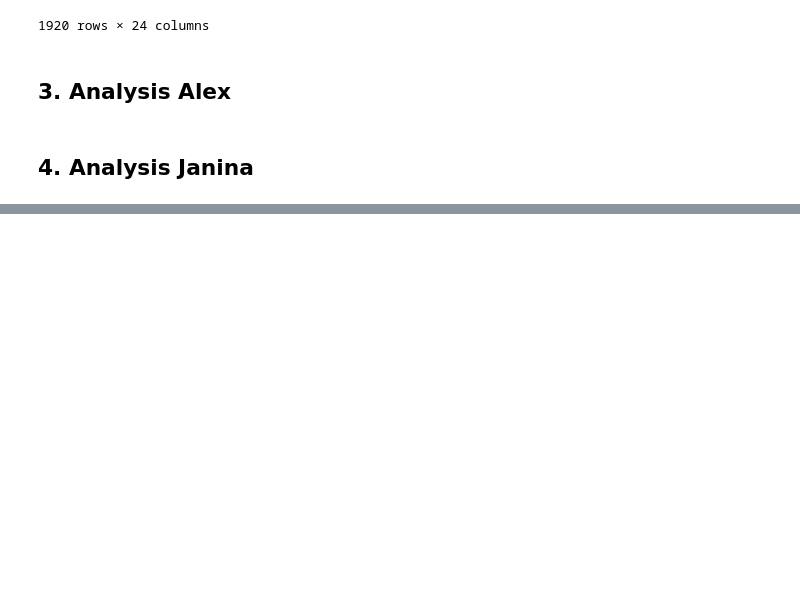
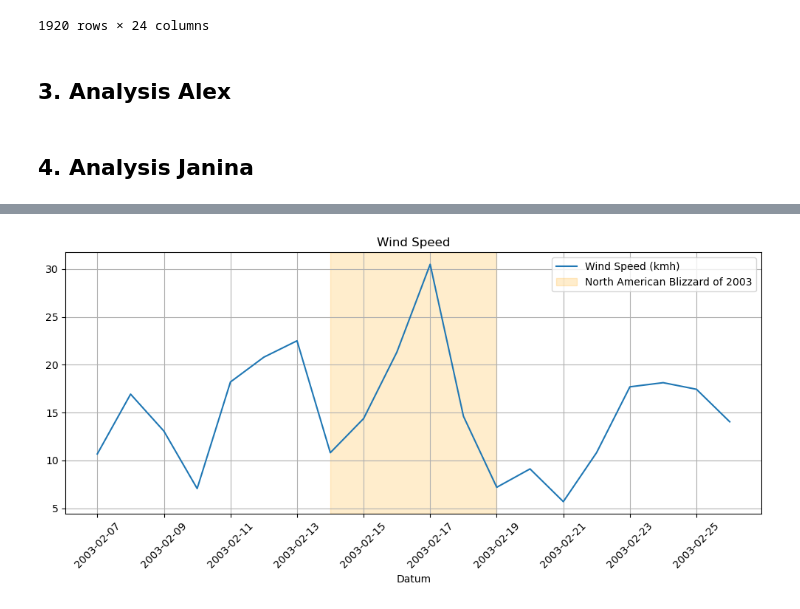
Before and after one commit to neuefische/da-analytics-engineering-project, a Jupyter notebook: notebooks_workspace/EDA_janina.ipynb, the cells around one changed output, grey strips where cells are left out. Drawn from its saved outputs; the diff is of its cells as text; code cells hidden in the pictures; blank space fills up the shorter version.

```diff
--- a/notebooks_workspace/EDA_janina.ipynb
+++ b/notebooks_workspace/EDA_janina.ipynb
@@ -80,0 +257,26 @@ df_weather
+# %%
+# adding beaufort scale
+
+fig, ax = plt.subplots(figsize=(10,5))
+
+# Liniendiagramm
+ax.plot(df_weather_daily["date"], df_weather_daily["wind_speed_kmh"], label="Wind Speed (kmh)", color="tab:blue")
+
+# 🔹 Einen Zeitraum hervorheben (z. B. 7.–10. Februar 2003)
+ax.axvspan(pd.Timestamp("2003-02-14"), pd.Timestamp("2003-02-19"),
+           color="orange", alpha=0.2, label="North American Blizzard of 2003")
+
+# 🔹 Einen einzelnen Tag hervorheben (z. B. 2003-02-15)
+# ax.axvline(pd.Timestamp("2003-02-15"), color="red", linestyle="--", alpha=0.6, label="kritischer Tag")
+
+# Achsen & Stil
+ax.xaxis.set_major_formatter(mdates.DateFormatter("%Y-%m-%d"))
+plt.xticks(rotation=45)
+plt.xlabel("Datum")
+plt.title("Wind Speed")
+plt.legend()
+plt.grid(True)
+plt.tight_layout()
+plt.show()
+# %% [output]
+[figure, added]
```
Also changed, not shown: parts of 24 cells of this notebook.
